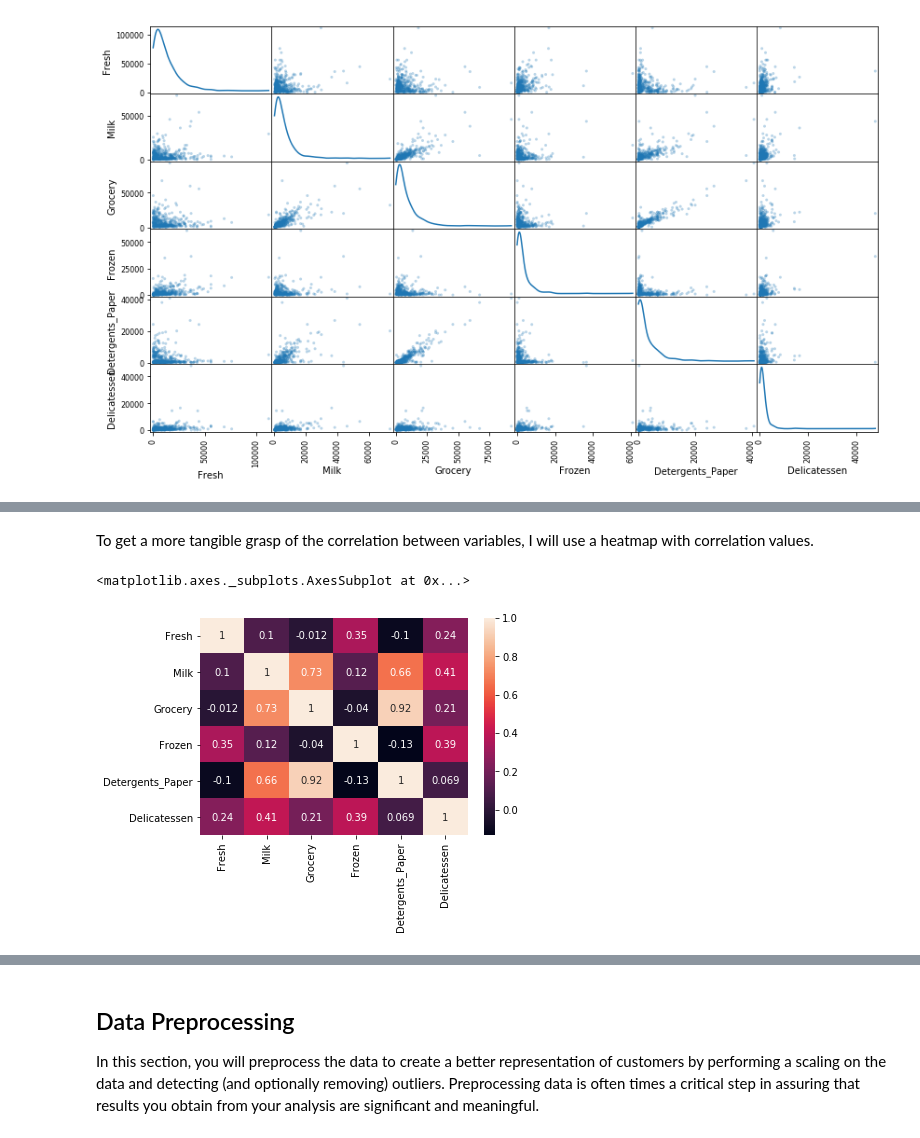
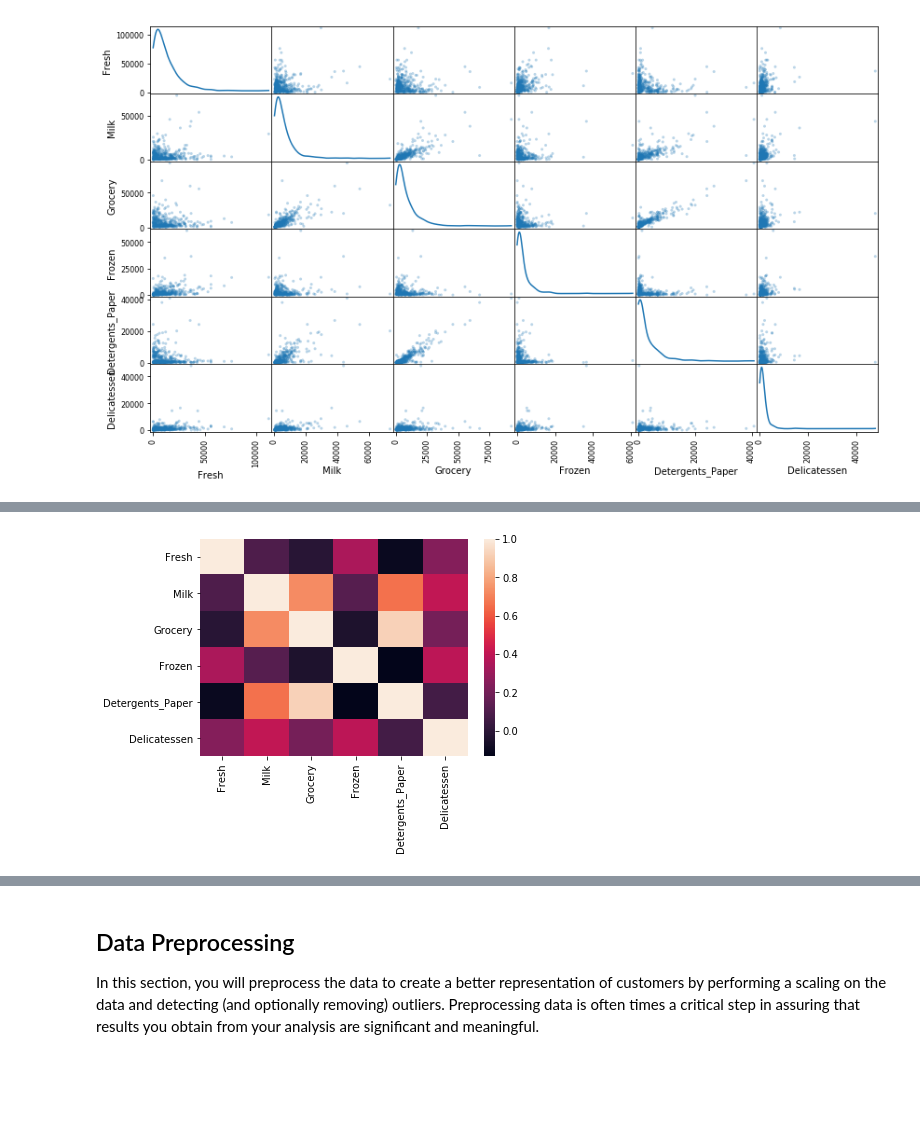
Before and after one commit to wang-zhe/Udacity-Review-Statistics, a Jupyter notebook: customer_segments.ipynb, the cells around one changed output, grey strips where cells are left out. Cells and saved outputs as stored; diff of their text form; code cells hidden in the pictures; blank space fills up the shorter version.

```diff
--- a/customer_segments.ipynb
+++ b/customer_segments.ipynb
@@ -172,8 +157,6 @@ As you can se from the plots above all of the products show a positive skew towa
-# %% [markdown]
-To get a more tangible grasp of the correlation between variables, I will use a heatmap with correlation values.
 # %%
-import seaborn as sb
-sb.heatmap(data.corr(), annot=True)
+import seaborn as sns
+corr=data.corr()
+ax= sns.heatmap(corr)
 # %% [output]
-<matplotlib.axes._subplots.AxesSubplot at 0x...>
-[figure, old version]
+[figure, new version]
```
Also changed, not shown: parts of 46 cells of this notebook.
